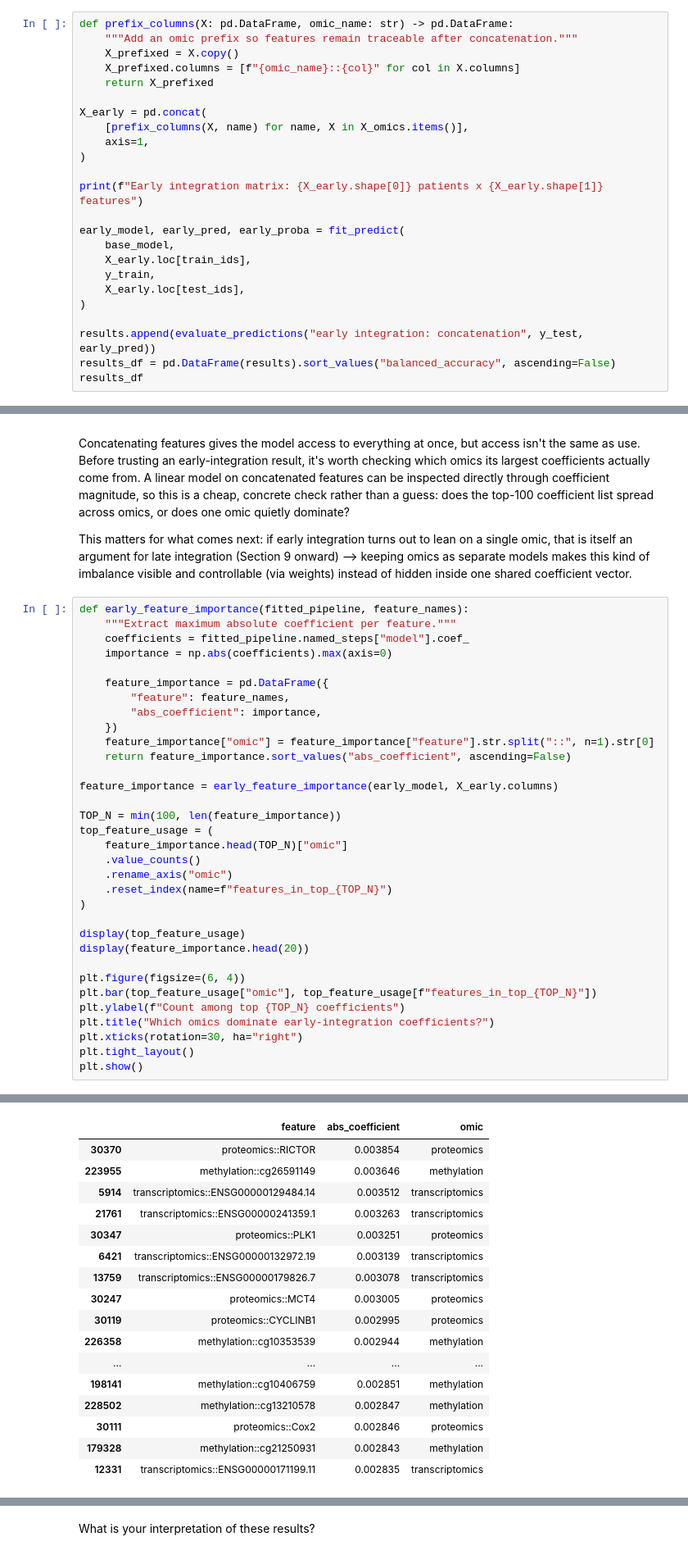
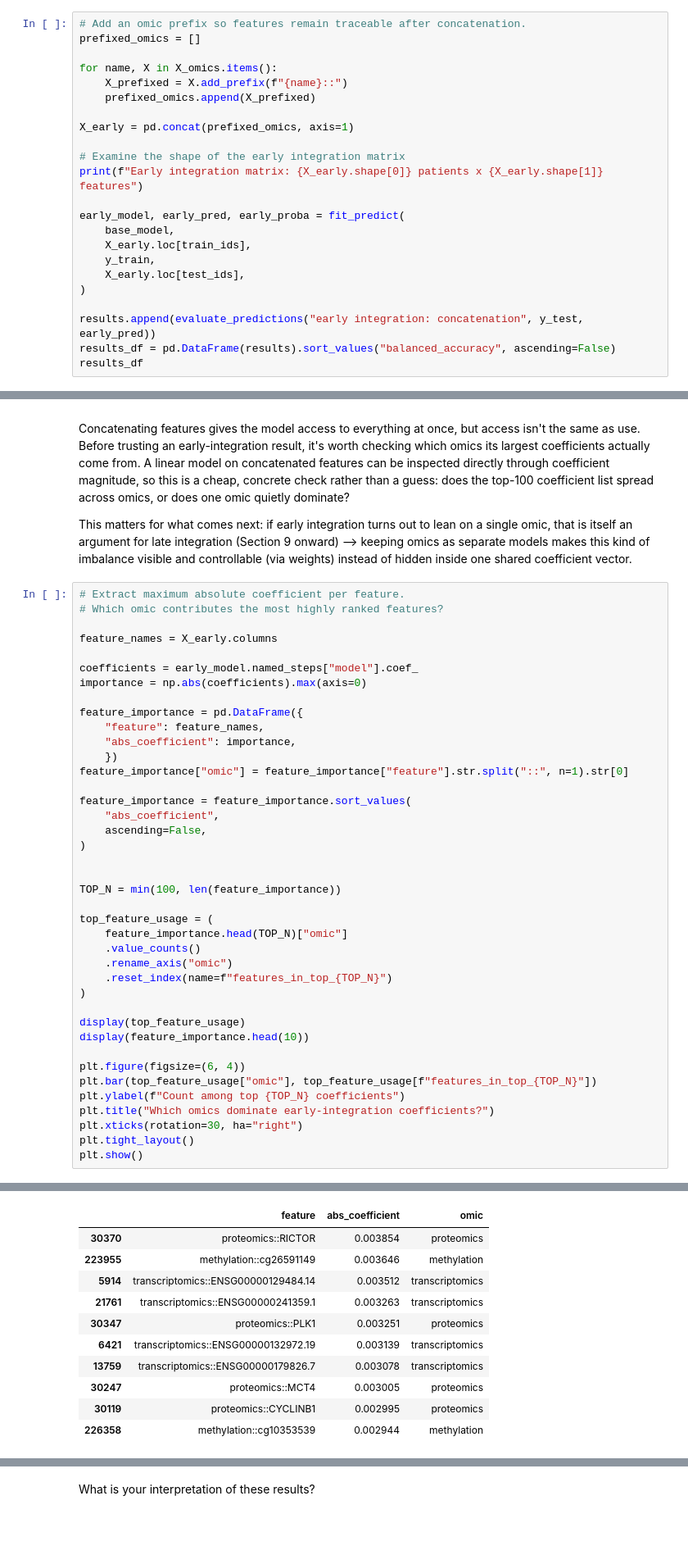
Before and after one commit to Barry8197/ECCB2026_TEST, a Jupyter notebook: sessions/session-2-multi-omics/part-1-linear-methods.ipynb, the cells around one changed output, grey strips where cells are left out. Shown at 82% size. Cells and saved outputs as stored; diff of their text form; blank space fills up the shorter version.

```diff
--- a/sessions/session-2-multi-omics/part-1-linear-methods.ipynb
+++ b/sessions/session-2-multi-omics/part-1-linear-methods.ipynb
@@ -365,17 +395,16 @@ Early integration joins all omic features into one wide matrix and trains one cl
 
 This is easy and often strong, but it increases dimensionality and does not explicitly distinguish shared, redundant, and omic-specific signal.
 # %%
-def prefix_columns(X: pd.DataFrame, omic_name: str) -> pd.DataFrame:
-    """Add an omic prefix so features remain traceable after concatenation."""
-    X_prefixed = X.copy()
-    X_prefixed.columns = [f"{omic_name}::{col}" for col in X.columns]
-    return X_prefixed
+# Add an omic prefix so features remain traceable after concatenation.
+prefixed_omics = []
 
-X_early = pd.concat(
-    [prefix_columns(X, name) for name, X in X_omics.items()],
-    axis=1,
-)
+for name, X in X_omics.items():
+    X_prefixed = X.add_prefix(f"{name}::")
+    prefixed_omics.append(X_prefixed)
 
+X_early = pd.concat(prefixed_omics, axis=1)
+
+# Examine the shape of the early integration matrix
 print(f"Early integration matrix: {X_early.shape[0]} patients x {X_early.shape[1]} features")
 
 early_model, early_pred, early_proba = fit_predict(
@@ -415,58 +444,59 @@ Concatenating features gives the model access to everything at once, but access
 
 This matters for what comes next: if early integration turns out to lean on a single omic, that is itself an argument for late integration (Section 9 onward) --> keeping omics as separate models makes this kind of imbalance visible and controllable (via weights) instead of hidden inside one shared coefficient vector.
 # %%
-def early_feature_importance(fitted_pipeline, feature_names):
-    """Extract maximum absolute coefficient per feature."""
-    coefficients = fitted_pipeline.named_steps["model"].coef_
-    importance = np.abs(coefficients).max(axis=0)
+# Extract maximum absolute coefficient per feature.
+# Which omic contributes the most highly ranked features?
 
-    feature_importance = pd.DataFrame({
-        "feature": feature_names,
-        "abs_coefficient": importance,
+feature_names = X_early.columns
+
+coefficients = early_model.named_steps["model"].coef_
+importance = np.abs(coefficients).max(axis=0)
+
+feature_importance = pd.DataFrame({
+    "feature": feature_names,
+    "abs_coefficient": importance,
     })
-    feature_importance["omic"] = feature_importance["feature"].str.split("::", n=1).str[0]
-    return feature_importance.sort_values("abs_coefficient", ascending=False)
+feature_importance["omic"] = feature_importance["feature"].str.split("::", n=1).str[0]
 
-feature_importance = early_feature_importance(early_model, X_early.columns)
+feature_importance = feature_importance.sort_values(
+    "abs_coefficient",
+    ascending=False,
+)
+
 
 TOP_N = min(100, len(feature_importance))
+
 top_feature_usage = (
     feature_importance.head(TOP_N)["omic"]
     .value_counts()
     .rename_axis("omic")
     .reset_index(name=f"features_in_top_{TOP_N}")
 )
 
 display(top_feature_usage)
-display(feature_importance.head(20))
+display(feature_importance.head(10))
 
 plt.figure(figsize=(6, 4))
 plt.bar(top_feature_usage["omic"], top_feature_usage[f"features_in_top_{TOP_N}"])
 plt.ylabel(f"Count among top {TOP_N} coefficients")
 plt.title("Which omics dominate early-integration coefficients?")
 plt.xticks(rotation=30, ha="right")
 plt.tight_layout()
 plt.show()
 # %% [output]
 |  | omic | features_in_top_100 |
 | 0 | transcriptomics | 54 |
 | 1 | methylation | 29 |
 | 2 | proteomics | 17 |
 |  | feature | abs_coefficient | omic |
 | 30370 | proteomics::RICTOR | 0.003854 | proteomics |
 | 223955 | methylation::cg26591149 | 0.003646 | methylation |
 | 5914 | transcriptomics::ENSG00000129484.14 | 0.003512 | transcriptomics |
 | 21761 | transcriptomics::ENSG00000241359.1 | 0.003263 | transcriptomics |
 | 30347 | proteomics::PLK1 | 0.003251 | proteomics |
 | 6421 | transcriptomics::ENSG00000132972.19 | 0.003139 | transcriptomics |
 | 13759 | transcriptomics::ENSG00000179826.7 | 0.003078 | transcriptomics |
 | 30247 | proteomics::MCT4 | 0.003005 | proteomics |
 | 30119 | proteomics::CYCLINB1 | 0.002995 | proteomics |
 | 226358 | methylation::cg10353539 | 0.002944 | methylation |
-| ... | ... | ... | ... |
-| 198141 | methylation::cg10406759 | 0.002851 | methylation |
-| 228502 | methylation::cg13210578 | 0.002847 | methylation |
-| 30111 | proteomics::Cox2 | 0.002846 | proteomics |
-| 179328 | methylation::cg21250931 | 0.002843 | methylation |
-| 12331 | transcriptomics::ENSG00000171199.11 | 0.002835 | transcriptomics |
 [figure]
```
Also changed, not shown: parts of 10 cells of this notebook.
